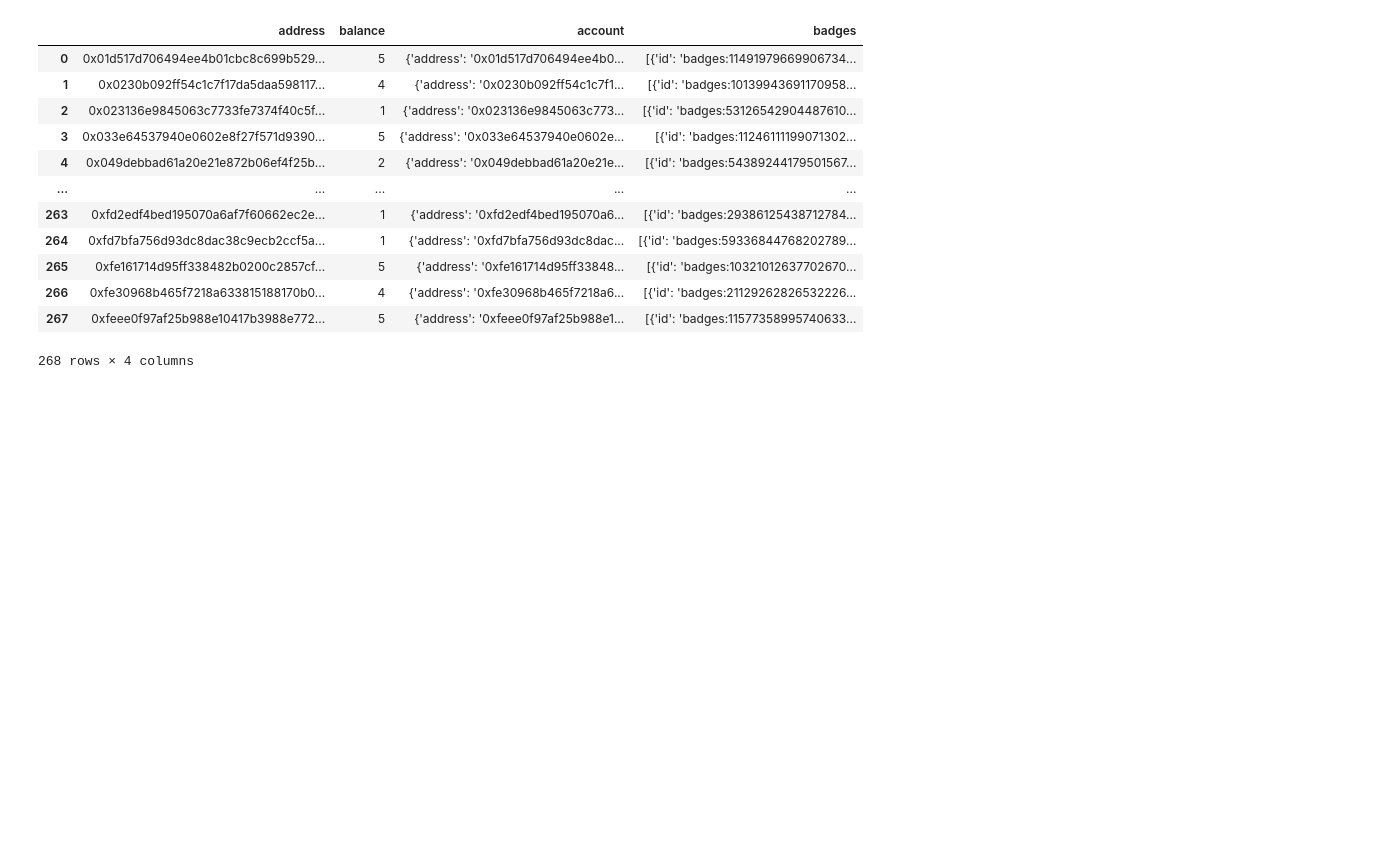
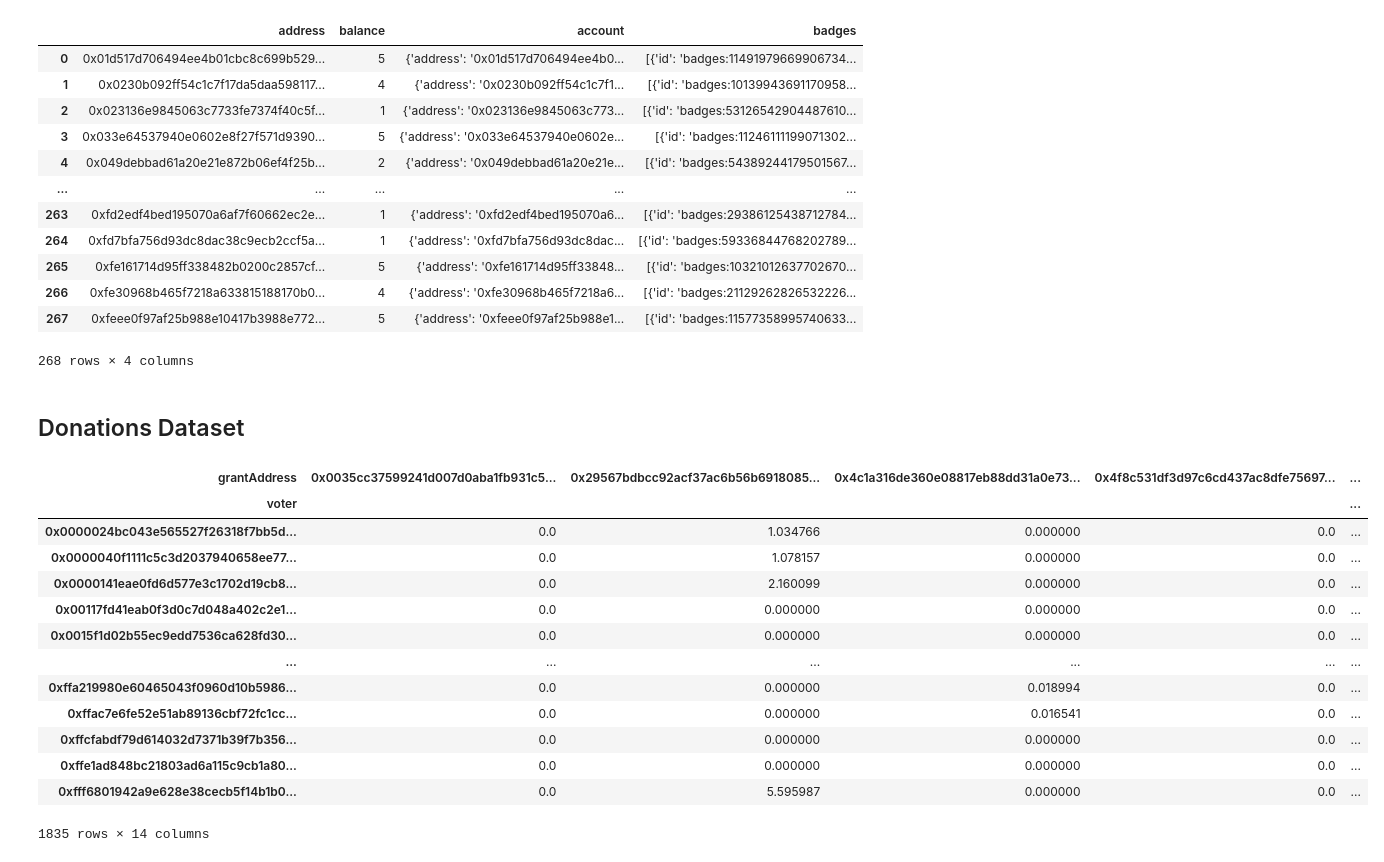
Before and after one commit to CommonsBuild/tqf, a Jupyter notebook: app/input/TEGR2Data.ipynb, the cells around one changed output. Drawn from its saved outputs; the diff is of its cells as text; code cells hidden in the pictures; blank space fills up the shorter version.

```diff
--- a/app/input/TEGR2Data.ipynb
+++ b/app/input/TEGR2Data.ipynb
@@ -248,3 +248,24 @@ tea
 268 rows × 4 columns
 # %%
 tea.to_csv('tea_holders_teg2.csv',index=False)
+# %% [markdown]
+## Donations Dataset
+# %%
+df = pd.read_csv('Token_Engineering_squelched_coefficients.csv')
+# %%
+df.pivot_table(index='voter',columns='grantAddress', values='amountUSD').fillna(0)
+# %% [output]
+| grantAddress | 0x0035cc37599241d007d0aba1fb931c5... | 0x29567bdbcc92acf37ac6b56b6918085... | 0x4c1a316de360e08817eb88dd31a0e73... | 0x4f8c531df3d97c6cd437ac8dfe75697... | ... |
+| voter |  |  |  |  | ... |
+| 0x0000024bc043e565527f26318f7bb5d... | 0.0 | 1.034766 | 0.000000 | 0.0 | ... |
+| 0x0000040f1111c5c3d2037940658ee77... | 0.0 | 1.078157 | 0.000000 | 0.0 | ... |
+| 0x0000141eae0fd6d577e3c1702d19cb8... | 0.0 | 2.160099 | 0.000000 | 0.0 | ... |
+| 0x00117fd41eab0f3d0c7d048a402c2e1... | 0.0 | 0.000000 | 0.000000 | 0.0 | ... |
+| 0x0015f1d02b55ec9edd7536ca628fd30... | 0.0 | 0.000000 | 0.000000 | 0.0 | ... |
+| ... | ... | ... | ... | ... | ... |
+| 0xffa219980e60465043f0960d10b5986... | 0.0 | 0.000000 | 0.018994 | 0.0 | ... |
+| 0xffac7e6fe52e51ab89136cbf72fc1cc... | 0.0 | 0.000000 | 0.016541 | 0.0 | ... |
+| 0xffcfabdf79d614032d7371b39f7b356... | 0.0 | 0.000000 | 0.000000 | 0.0 | ... |
+| 0xffe1ad848bc21803ad6a115c9cb1a80... | 0.0 | 0.000000 | 0.000000 | 0.0 | ... |
+| 0xfff6801942a9e628e38cecb5f14b1b0... | 0.0 | 5.595987 | 0.000000 | 0.0 | ... |
+1835 rows × 14 columns
```
Also changed, not shown: parts of 2 cells of this notebook, 5 other files.
